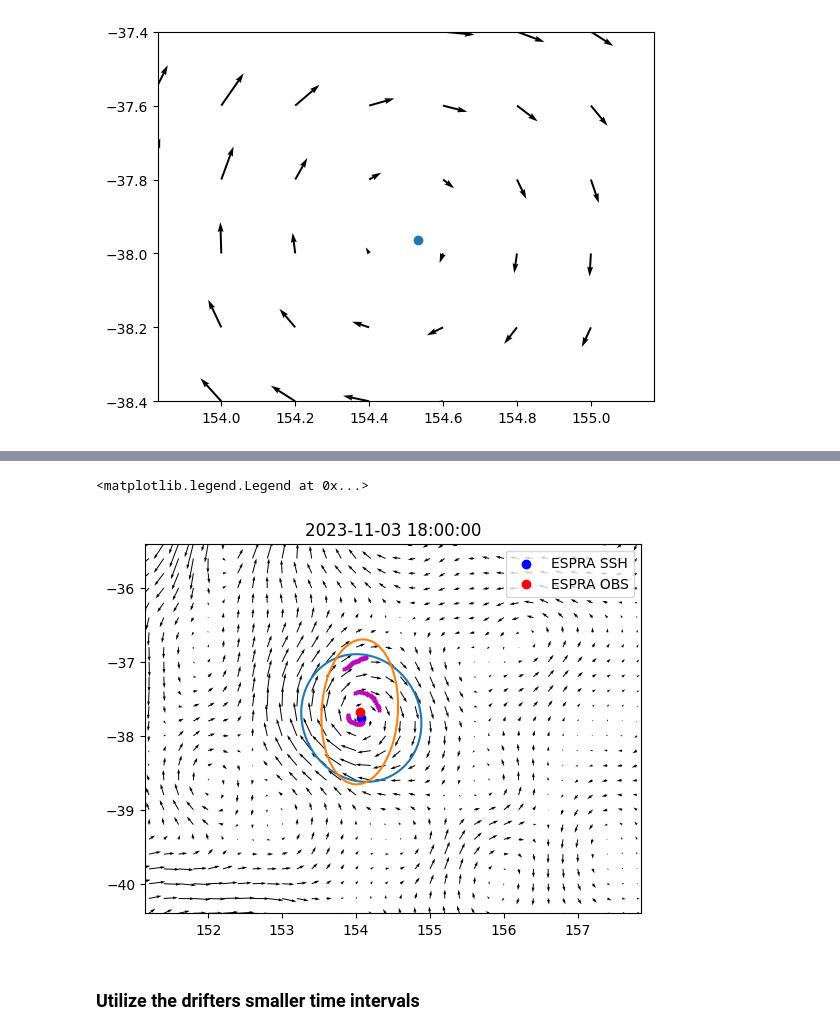
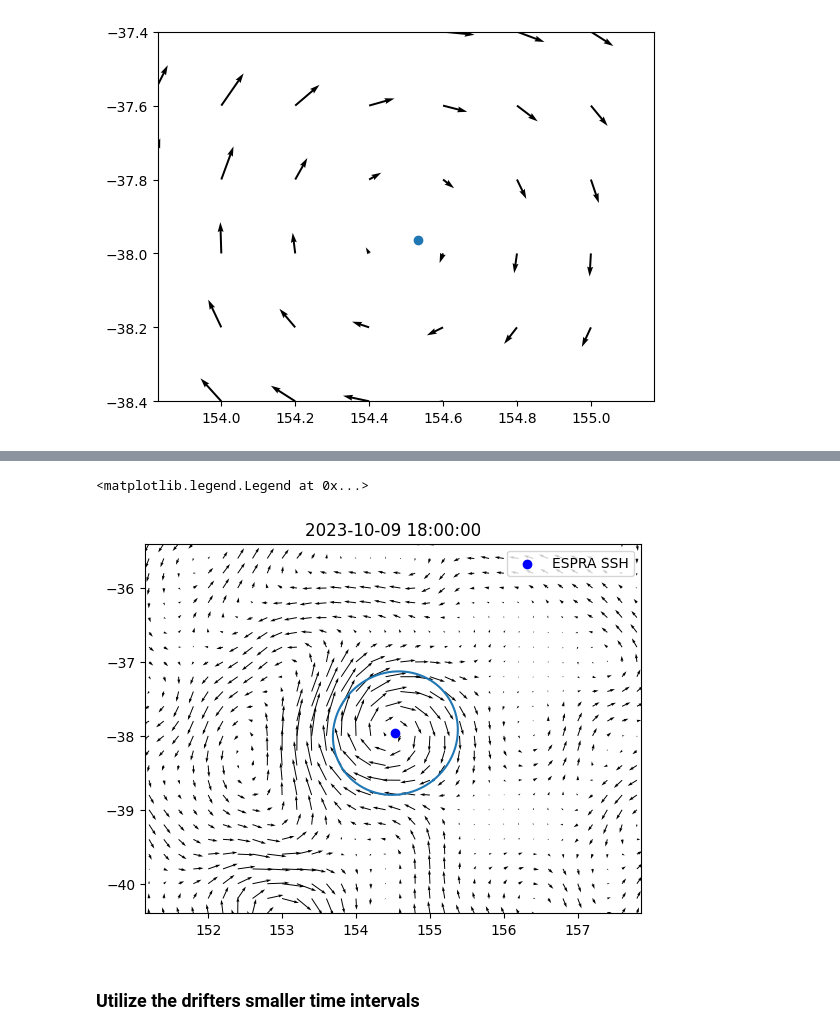
Before and after one commit to regdowse/UNSW-MRes, a Jupyter notebook: MRes/Chapter1/CE_Observation.ipynb, the cells around one changed output, grey strips where cells are left out. Saved outputs shown, nothing was run; the diff lists cells and outputs as text; code cells hidden in the pictures.

```diff
--- a/MRes/Chapter1/CE_Observation.ipynb
+++ b/MRes/Chapter1/CE_Observation.ipynb
@@ -171,6 +171,8 @@ tim_ssh = ssh_dataset['TIME'][:].data # days since 1985-01-01 00:00:00 UTC
 
 ref_date = pd.Timestamp("1985-01-01 00:00:00")
 tim_ssh = ref_date + pd.to_timedelta(tim_ssh, unit="D")
+
+tim_ssh = tim_ssh[tim_ssh <= pd.Timestamp('2023-12-05 06:00:00')] # '2023-12-11 14:00:00'
 # %%
 lon_min_CE, lon_max_CE = 154, 155
 lat_min_CE, lat_max_CE = -38.4, -37.4
@@ -286,35 +292,36 @@ df_trace
 # %%
-t = 25
+t = 0
+
 time = tim_ssh[t]
 
 ut, vt = u_ssh[:,:,t], v_ssh[:,:,t]
 plt.quiver(lon_ssh, lat_ssh, ut.T, vt.T, width=.002, scale=15)
 
 df = df_trace[df_trace['Time']==time]
 
 plt.scatter(df['x0_SAT'], df['y0_SAT'], color='b', label='ESPRA SSH')
 x_ellipse, y_ellipse = plot_ellipse(df['Q_SAT'].iloc[0], center=(df['x0_SAT'], df['y0_SAT']), scale=1)
 plt.plot(x_ellipse, y_ellipse)
 
 if not np.isnan(df.iloc[0]['x0_OBS']):
     plt.scatter(df['x0_OBS'], df['y0_OBS'], color='r', label='ESPRA OBS')
     x_ellipse, y_ellipse = plot_ellipse(df['Q_OBS'].iloc[0], center=(df['x0_OBS'], df['y0_OBS']), scale=1)
     plt.plot(x_ellipse, y_ellipse)
 
 if time in list(dic_obs.keys()):
     xi, yi = dic_obs[time]['xi'], dic_obs[time]['yi']
     plt.scatter(xi, yi, marker='x', color='m', s=5)
 
 plt.axis('equal')
 plt.xlim(lon_min_CE-2, lon_max_CE+2)
 plt.ylim(lat_min_CE-2, lat_max_CE+2)
 
 plt.title(f'{time}')
 
 plt.legend()
 # %% [output]
 <matplotlib.legend.Legend at 0x...>
-[figure, old version]
+[figure, new version]
 # %%
 df_trace.to_pickle("Drifter_plot_data/df_trace.pkl")
 with open("Drifter_plot_data/dic_obs.pkl", "wb") as f:
```
Also changed, not shown: parts of 16 cells of this notebook.
